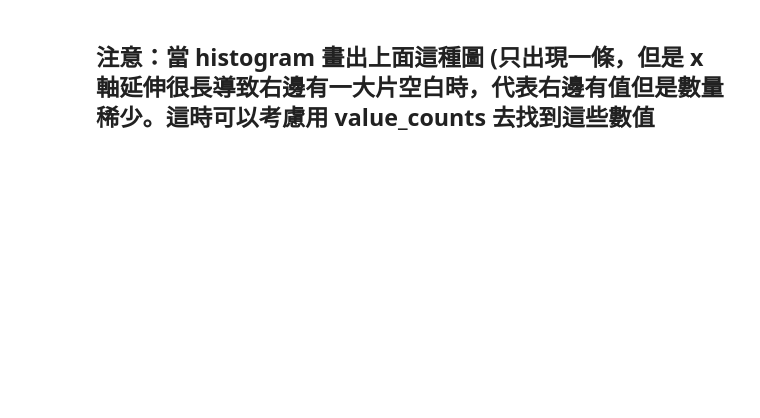
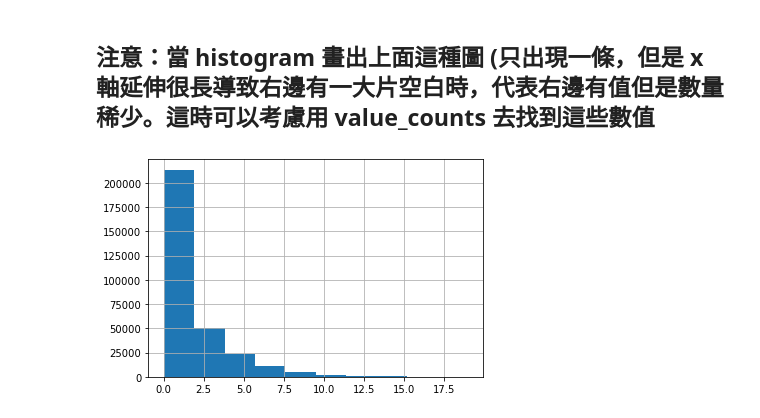
Before and after one commit to DunkLiao/4th-ML100Days, a Jupyter notebook: homework/Day_009_HW.ipynb, the cells around one changed output. Drawn from its saved outputs; the diff is of its cells as text; code cells hidden in the pictures; blank space fills up the shorter version.

```diff
--- a/homework/Day_009_HW.ipynb
+++ b/homework/Day_009_HW.ipynb
@@ -203,11 +250,11 @@ print(app_train['OBS_60_CNT_SOCIAL_CIRCLE'].value_counts().sort_index(ascending
 # %%
 # 把一些極端值暫時去掉，在繪製一次 Histogram
 # 選擇 OBS_60_CNT_SOCIAL_CIRCLE 小於 20 的資料點繪製
-"""
-Your Code Here
-"""
-loc_a =
-loc_b =
+col_name = 'OBS_60_CNT_SOCIAL_CIRCLE'
+loc_a = app_train[col_name] < 20
+loc_b = col_name
 
 app_train.loc[loc_a, loc_b].hist()
 plt.show()
+# %% [output]
+[figure, added]
```
Also changed, not shown: parts of 3 cells of this notebook.
